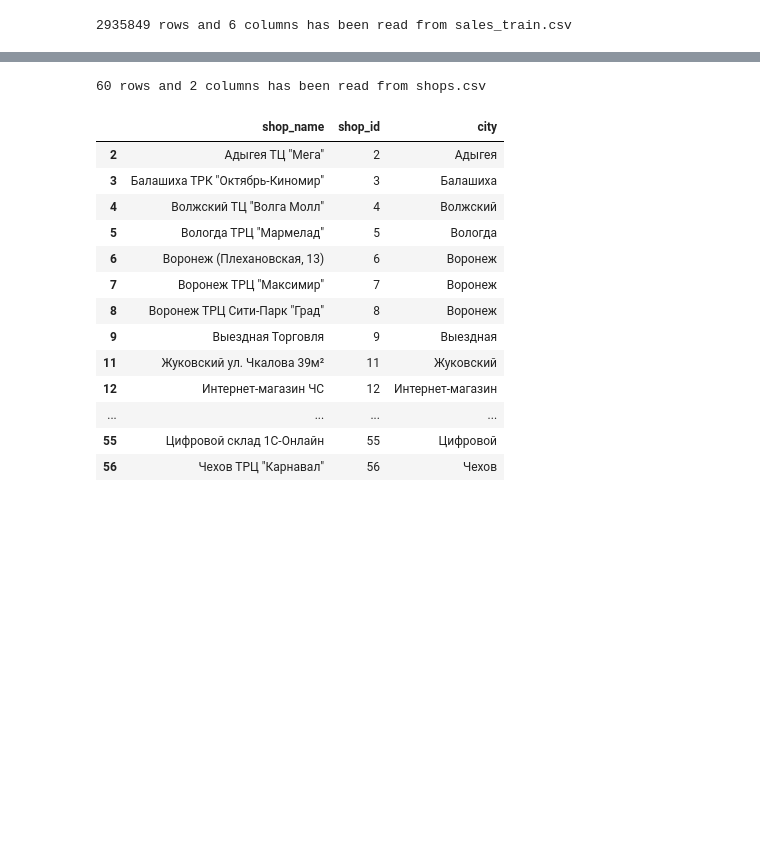
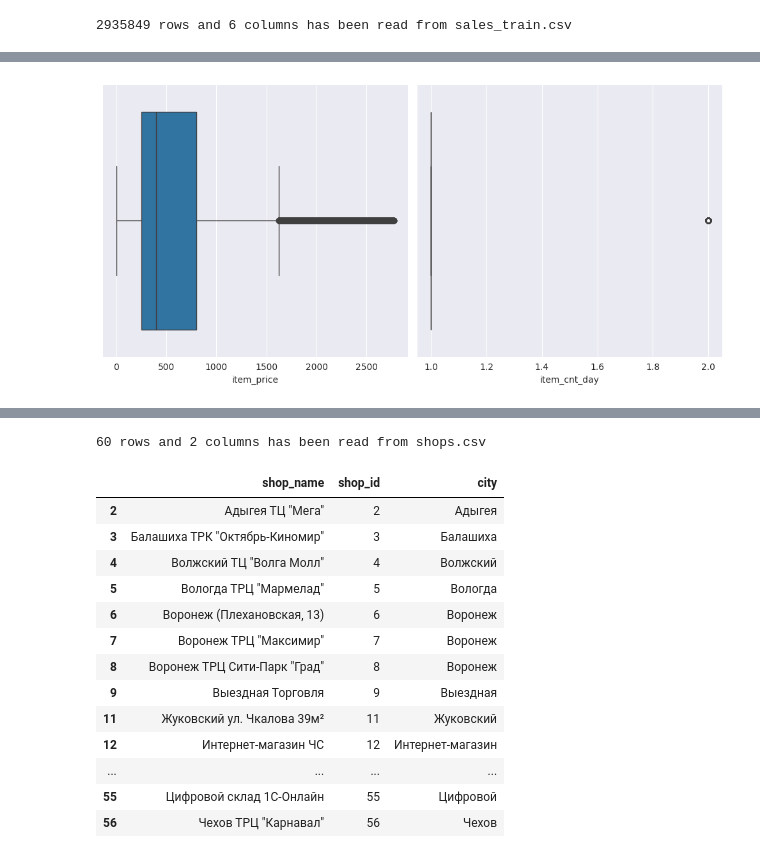
Before and after one commit to DKAvocad00/FutureSales, a Jupyter notebook: baseline/[DS 1.1] DQC&ETL.ipynb, the cells around one changed output, grey strips where cells are left out. Saved outputs shown, nothing was run; the diff lists cells and outputs as text; code cells hidden in the pictures; blank space fills up the shorter version.

```diff
--- a/baseline/[DS 1.1] DQC&ETL.ipynb
+++ b/baseline/[DS 1.1] DQC&ETL.ipynb
@@ -601,0 +603,4 @@ sales_1_df[sales_1_df['item_price'] < 1]
+# %%
+sales_forest.dqc.boxplots(columns=['item_price', 'item_cnt_day'])
+# %% [output]
+[figure, added]
```
Also changed, not shown: parts of 51 cells of this notebook.
